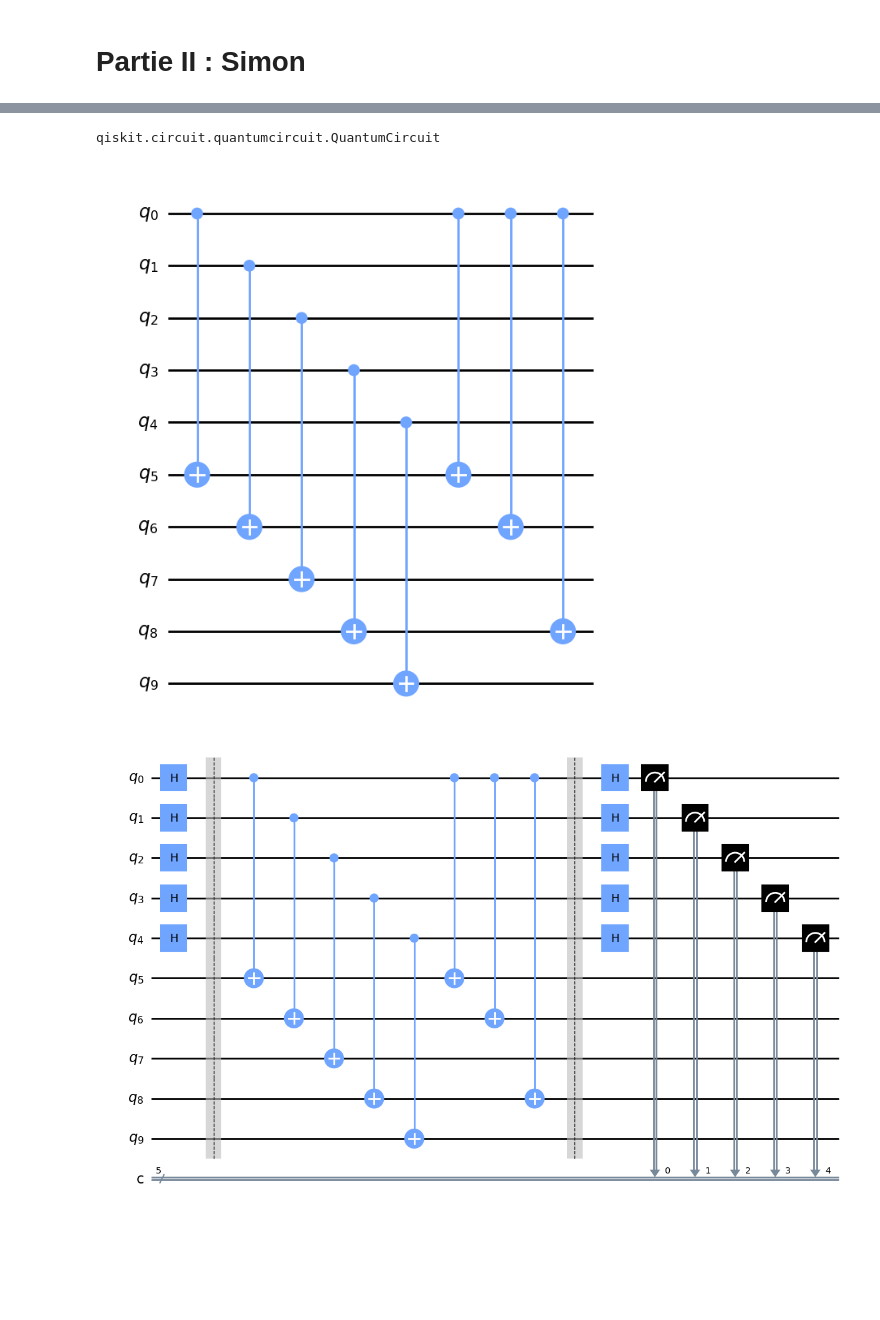
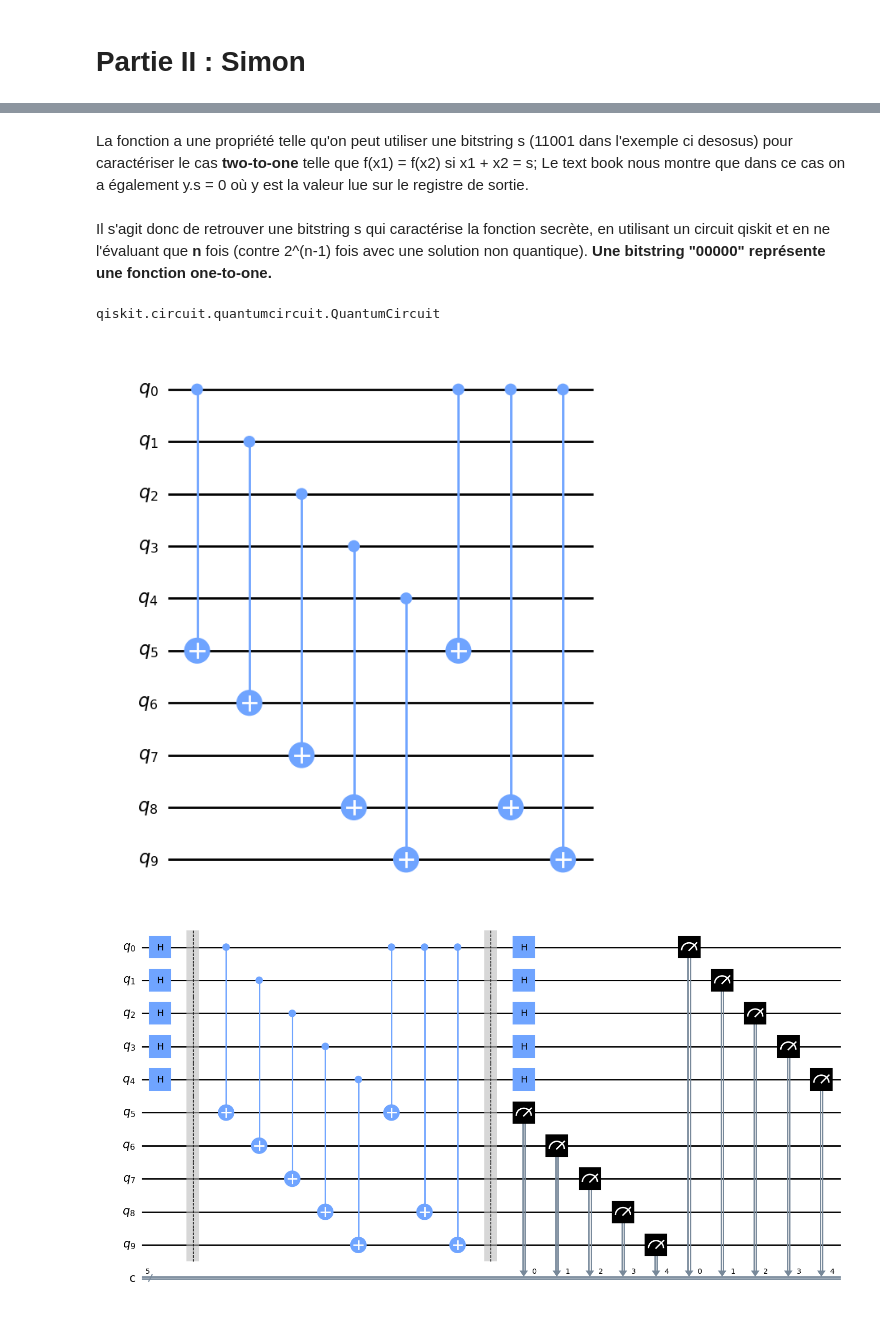
Before and after one commit to RAPHCVR/IQ, a Jupyter notebook: TP3/tp3.ipynb, the cells around one changed output, grey strips where cells are left out. Cells and saved outputs as stored; diff of their text form; code cells hidden in the pictures; blank space fills up the shorter version.

```diff
--- a/TP3/tp3.ipynb
+++ b/TP3/tp3.ipynb
@@ -190,3 +242,7 @@ Oracle 4 : {'0100': 1024}
+# %% [markdown]
+La fonction a une propriété telle qu'on peut utiliser une bitstring s (11001 dans l'exemple ci desosus) pour caractériser le cas **two-to-one** telle que f(x1) = f(x2) si x1 + x2 = s; Le text book nous montre que dans ce cas on a également y.s = 0 où y est la valeur lue sur le registre de sortie.
+# %% [markdown]
+Il s'agit donc de retrouver une bitstring s qui caractérise la fonction secrète, en utilisant un circuit qiskit et en ne l'évaluant que **n** fois (contre 2^(n-1) fois avec une solution non quantique). **Une bitstring "00000" représente une fonction one-to-one.**
 # %%
 from qiskit_textbook.tools import simon_oracle
 
@@ -194,33 +250,37 @@ type(simon_oracle('11001'))
 # %% [output]
 qiskit.circuit.quantumcircuit.QuantumCircuit
 # %%
-# generating a random bytestring for simon_oracle
 n = 5
 
-b = np.random.randint(1, 2**n)
-b_str = format(b, '0'+str(n)+'b')
+# generating a random bytestring for simon_oracle
+# b = np.random.randint(1, 2**n)
+# b_str = format(b, '0'+str(n)+'b')
+
+# generating a non random bytestring for simon_oracle
+b_str = '11001'
 
 oracle = simon_oracle(b_str)
 
 oracle.draw(output = 'mpl')
 # %% [output]
-[figure, old version]
+[figure, new version]
 # %%
 circuit = QuantumCircuit(2*n, n)
 
 circuit.h(range(n))
 
 circuit.barrier()
 circuit = circuit.compose(oracle)
 circuit.barrier()
 
 circuit.h(range(n))
-circuit.measure(range(n), range(n))
+# mesurer les qbits du registre 2, puis ceux du registre 1 (et stocker ceux là pour évaluation)
+circuit.measure(range(n, 2*n), range(n))
+circuit.measure(range(n), list(range(n)))
 
-interfaced_circuit = DeutschJozsa(circuit.num_qubits - 1, lambda circ, n: None) # we're only using DeutschJozsa's vizualization features
-interfaced_circuit.circuit = circuit # replacing the circuit by the one we built
+interfaced_circuit = CustomCircuit(circuit) # we're only using vizualization features this time
 
 interfaced_circuit.draw()
 # %% [output]
-[figure, old version]
+[figure, new version]
 # %% [markdown]
```
Also changed, not shown: parts of 18 cells of this notebook.
